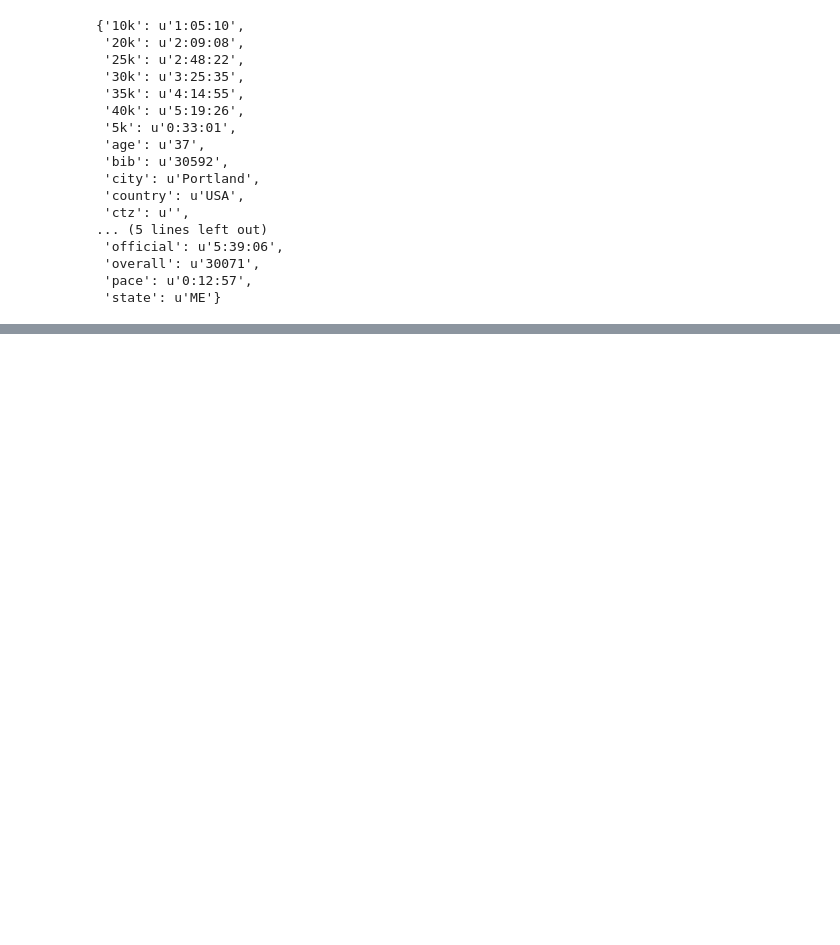
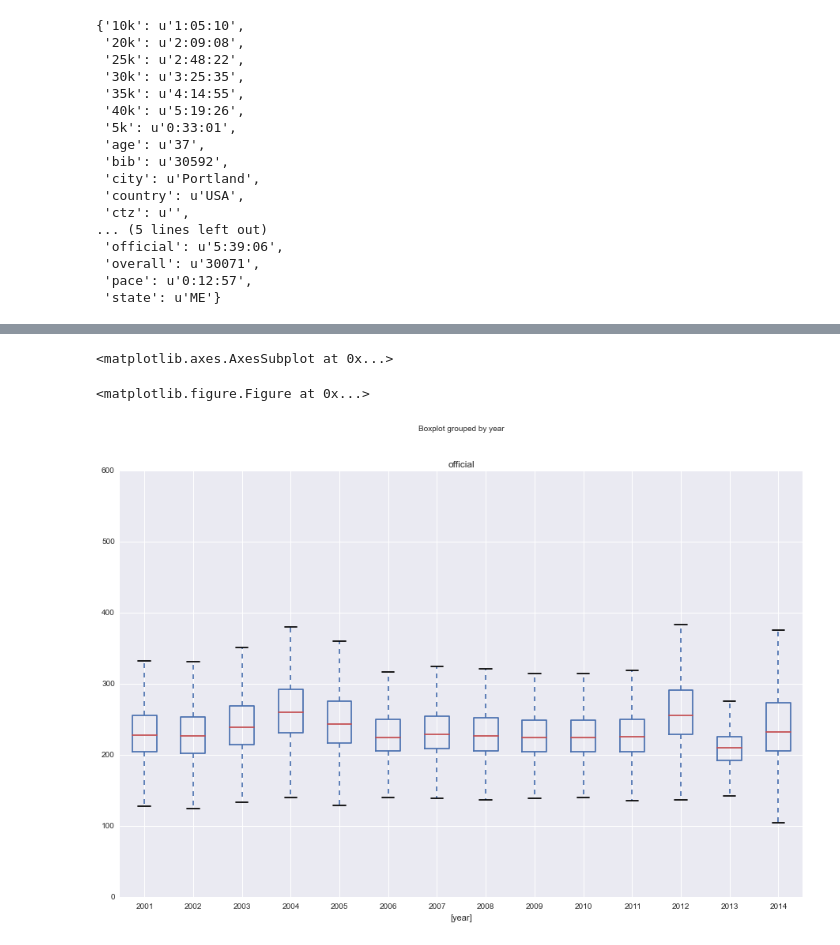
Before and after one commit to llimllib/bostonmarathon, a Jupyter notebook: analysis.ipynb, the cells around one changed output, grey strips where cells are left out. Drawn from its saved outputs; the diff is of its cells as text; code cells hidden in the pictures; blank space fills up the shorter version.

```diff
--- a/analysis.ipynb
+++ b/analysis.ipynb
@@ -115,0 +181,14 @@ mpld3.display()
+# %%
+years = []
+for year in range(2001, 2015):
+    y = pd.read_csv("results/{}/results.csv".format(year), na_values="-")[["official", "gender"]]
+    y["year"] = str(year)
+    years.append(y)
+alltimes = pd.concat(years, ignore_index=True).dropna()
+# %%
+plt.figure()
+alltimes.boxplot(column='official', by='year')
+# %% [output]
+<matplotlib.axes.AxesSubplot at 0x...>
+<matplotlib.figure.Figure at 0x...>
+[figure, added]
```
Also changed, not shown: parts of 11 cells of this notebook.
